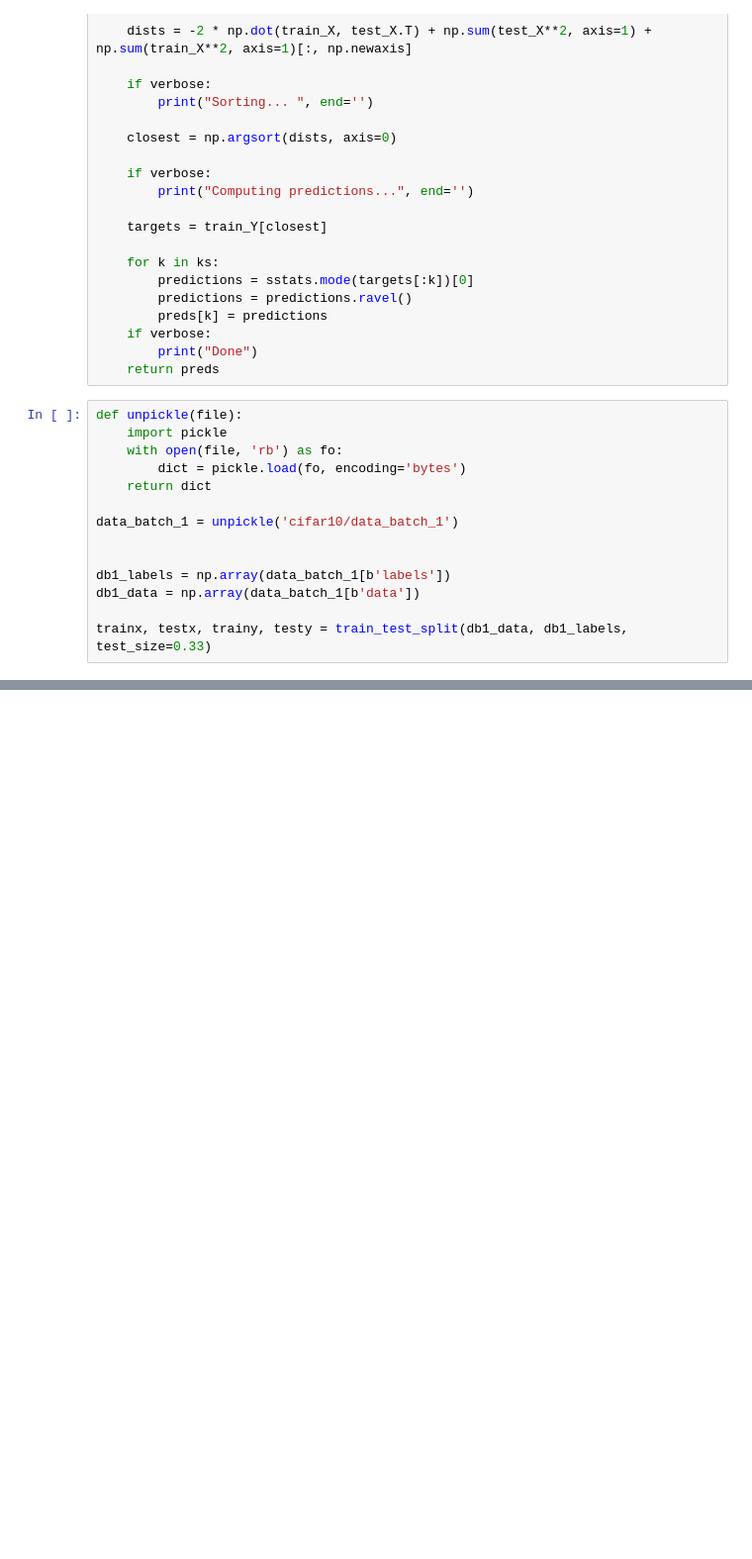
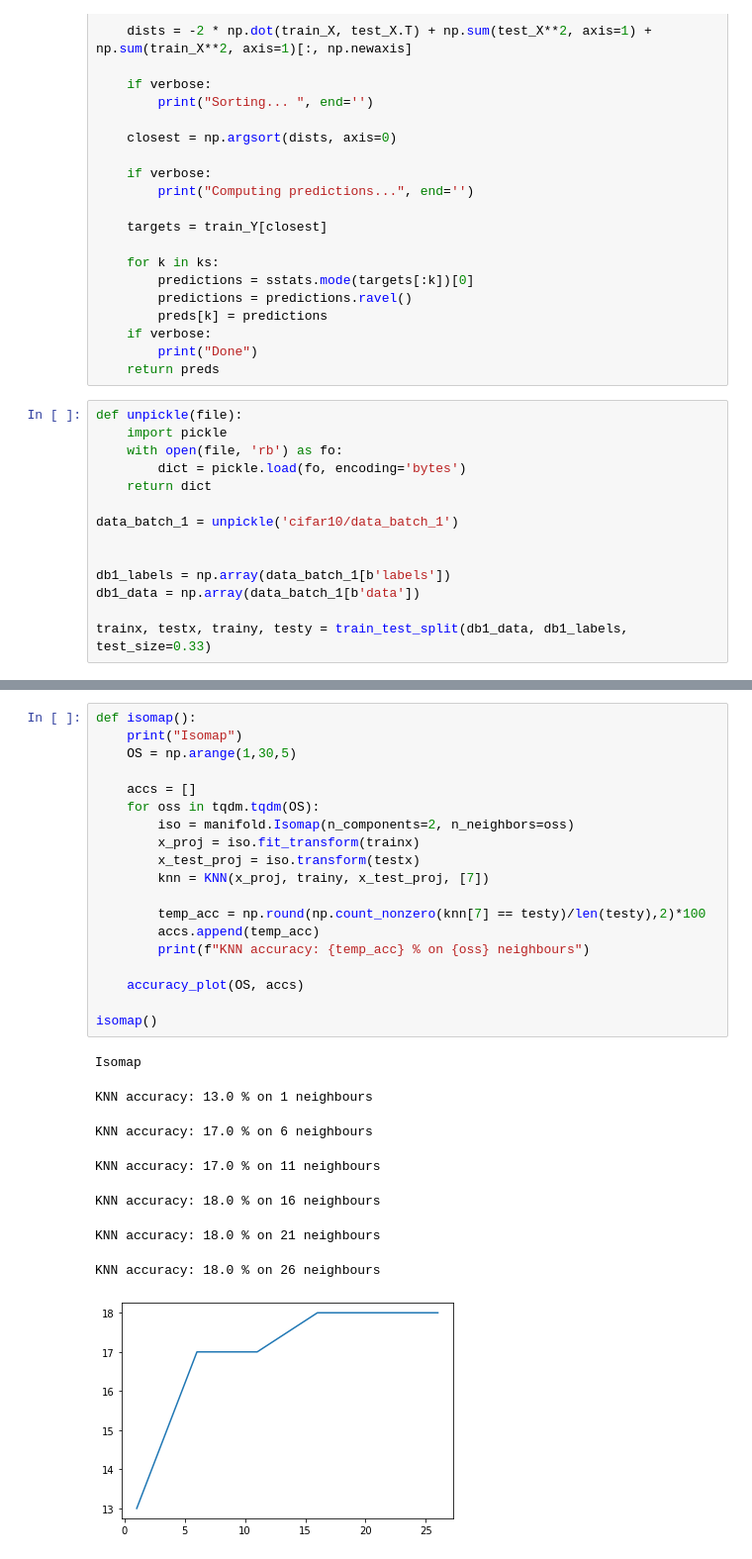
Before and after one commit to jgrodzicki/cifar_image_classification, a Jupyter notebook: dim_reducition_methods.ipynb, the cells around one changed output, grey strips where cells are left out. Shown at 99% size. Saved outputs shown, nothing was run; the diff lists cells and outputs as text; blank space fills up the shorter version.

```diff
--- a/dim_reducition_methods.ipynb
+++ b/dim_reducition_methods.ipynb
@@ -94,0 +104,28 @@ MemoryError: Unable to allocate array with shape (6700, 6700) and data type floa
+# %%
+def isomap():
+    print("Isomap")
+    OS = np.arange(1,30,5)
+
+    accs = []
+    for oss in tqdm.tqdm(OS):
+        iso = manifold.Isomap(n_components=2, n_neighbors=oss)
+        x_proj = iso.fit_transform(trainx)
+        x_test_proj = iso.transform(testx)
+        knn = KNN(x_proj, trainy, x_test_proj, [7])
+
+        temp_acc = np.round(np.count_nonzero(knn[7] == testy)/len(testy),2)*100
+        accs.append(temp_acc)
+        print(f"KNN accuracy: {temp_acc} % on {oss} neighbours")
+
+    accuracy_plot(OS, accs)
+
+isomap()
+# %% [output]
+Isomap
+KNN accuracy: 13.0 % on 1 neighbours
+KNN accuracy: 17.0 % on 6 neighbours
+KNN accuracy: 17.0 % on 11 neighbours
+KNN accuracy: 18.0 % on 16 neighbours
+KNN accuracy: 18.0 % on 21 neighbours
+KNN accuracy: 18.0 % on 26 neighbours
+[figure, added]
```
Also changed, not shown: parts of 6 cells of this notebook, 4 other files.
